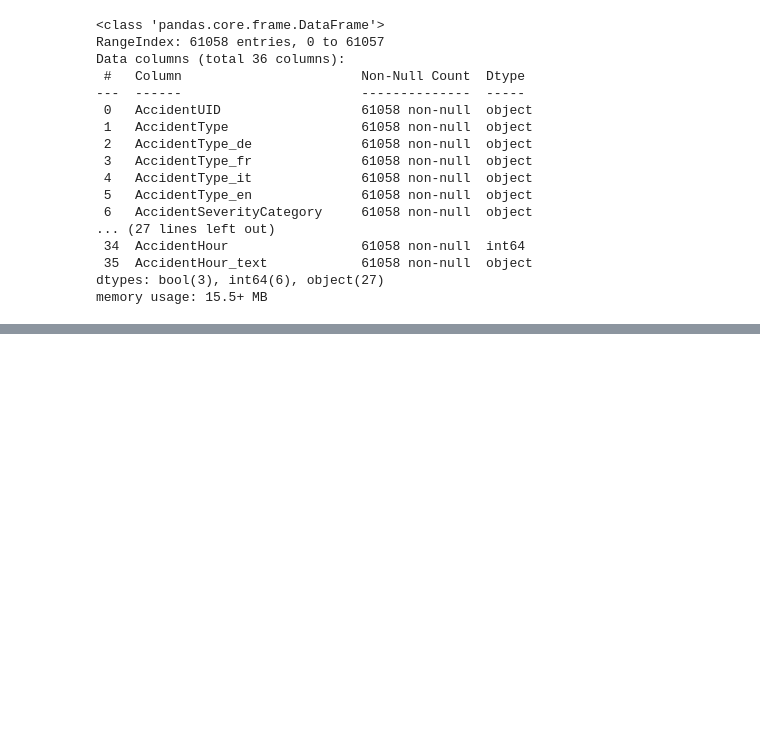
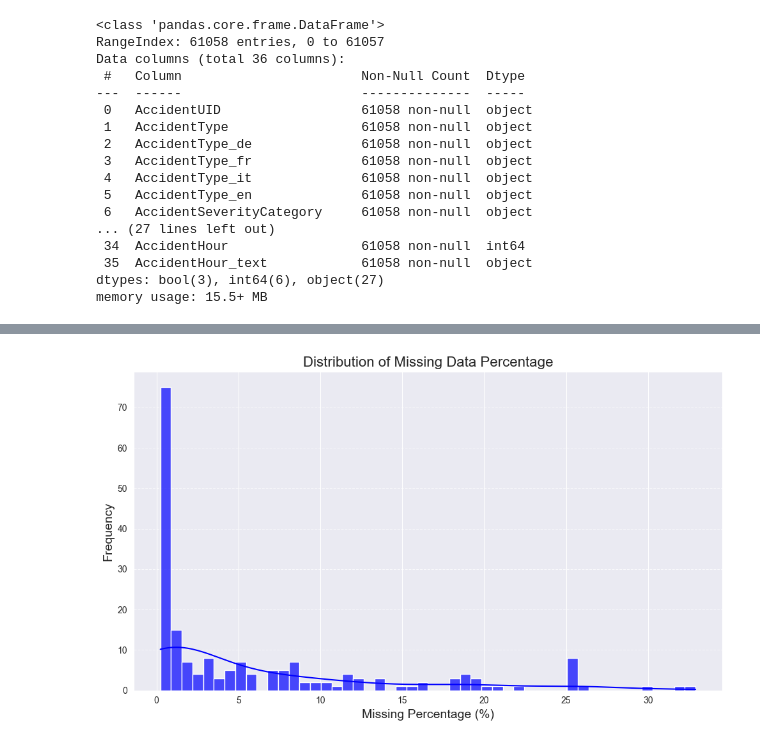
Before and after one commit to GOget42/CS_Group_Project, a Jupyter notebook: Jupyter Notebooks for Data Preprocessing/Data Cleaning.ipynb, the cells around one changed output, grey strips where cells are left out. Saved outputs shown, nothing was run; the diff lists cells and outputs as text; code cells hidden in the pictures; blank space fills up the shorter version.

```diff
--- a/Jupyter Notebooks for Data Preprocessing/Data Cleaning.ipynb
+++ b/Jupyter Notebooks for Data Preprocessing/Data Cleaning.ipynb
@@ -79,0 +365,15 @@ accidents_clean.to_csv("../data/clean/accidents_clean.csv", index=False, encodin
+# %%
+plt.figure(figsize=(10, 6))
+sns.histplot(missing_stats['MissingPercentage'], bins=50, kde=True, color='blue', alpha=0.7)
+
+# Customize the plot
+plt.title('Distribution of Missing Data Percentage', fontsize=16)
+plt.xlabel('Missing Percentage (%)', fontsize=14)
+plt.ylabel('Frequency', fontsize=14)
+plt.grid(axis='y', linestyle='--', alpha=0.7)
+
+# Show the plot
+plt.tight_layout()
+plt.show()
+# %% [output]
+[figure, added]
```
Also changed, not shown: parts of 37 cells of this notebook, 2 other files.
